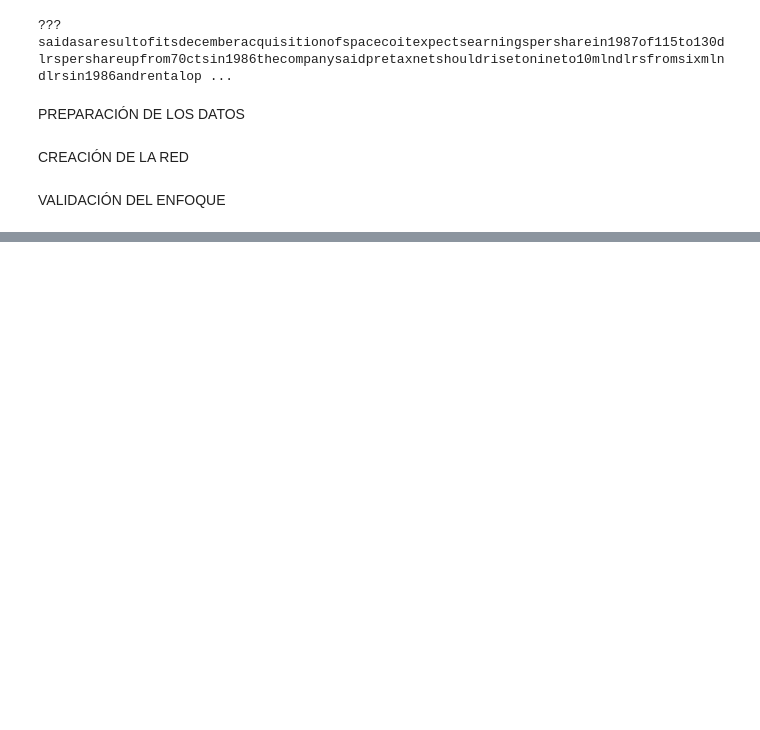
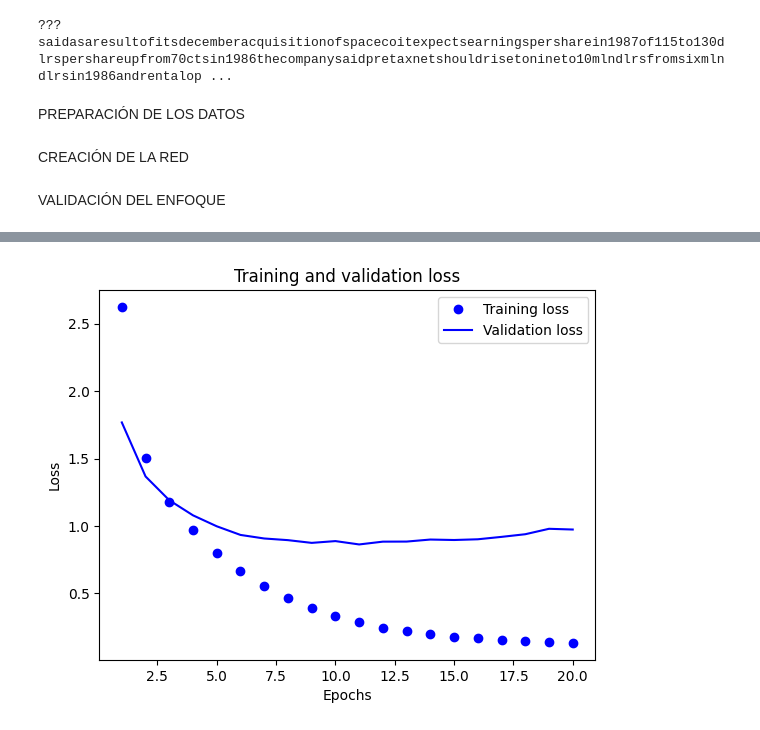
Before and after one commit to alimudena/ML_DLWP, a Jupyter notebook: Chapter_3_5_Clasif_multilase.ipynb, the cells around one changed output, grey strips where cells are left out. Saved outputs shown, nothing was run; the diff lists cells and outputs as text; code cells hidden in the pictures; blank space fills up the shorter version.

```diff
--- a/Chapter_3_5_Clasif_multilase.ipynb
+++ b/Chapter_3_5_Clasif_multilase.ipynb
@@ -64,6 +61,22 @@ model.add(layers.Dense(46, activation = 'softmax'))
 # Compilar el modelo
 model.compile(optimizer = 'rmsprop',
               loss = 'categorical_crossentropy',
-              metrics = ['accuracy'])
+              metrics = ['acc'])
 # %% [markdown]
 VALIDACIÓN DEL ENFOQUE
+# %%
+# Separar un conjunto de validación
+
+x_val = x_Train[:1000]
+partial_x_train = x_Train[1000:]
+
+y_val = one_hot_train_labels[:1000]
+partial_y_train = one_hot_train_labels[1000:]
+# %%
+# Entrenamiento del modelo
+
+history = model.fit(partial_x_train,
+                    partial_y_train,
+                    epochs = 20,
+                    batch_size=512,
+                    validation_data=(x_val, y_val))
@@ -69,0 +101,20 @@ VALIDACIÓN DEL ENFOQUE
+# %%
+# Trazar la pérdida del entrenamiento y de validación
+
+import matplotlib.pyplot as plt
+
+loss_values = history.history['loss']
+val_loss_values = history.history['val_loss']
+
+epochs = range(1, len(loss_values)+1)
+
+plt.plot(epochs, loss_values, 'bo', label = 'Training loss')
+plt.plot(epochs, val_loss_values, 'b', label = 'Validation loss')
+plt.title('Training and validation loss')
+plt.xlabel('Epochs')
+plt.ylabel('Loss')
+plt.legend()
+
+plt.show()
+# %% [output]
+[figure, added]
```
Also changed, not shown: parts of 6 cells of this notebook, 2 other files.
